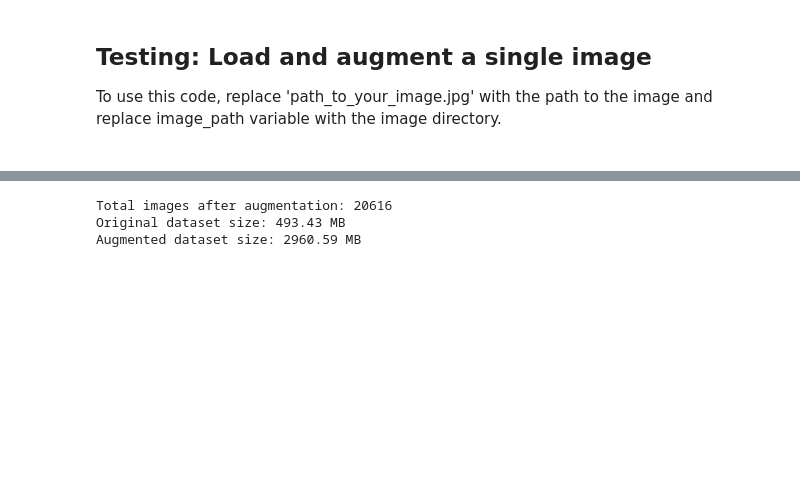
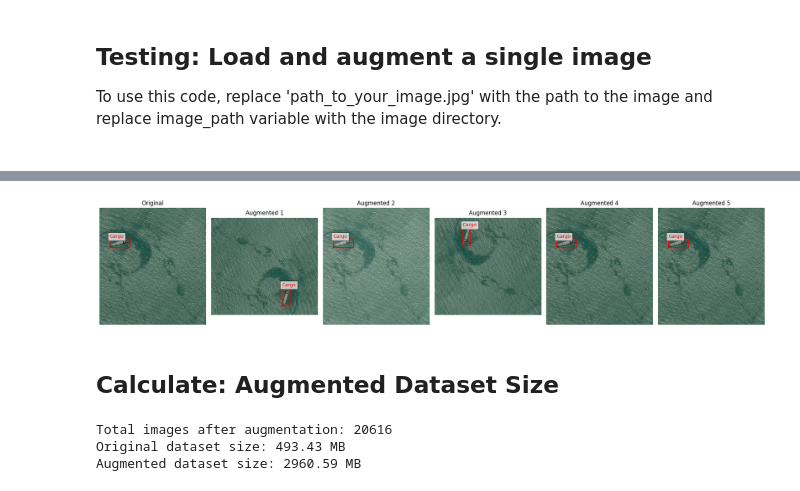
Before and after one commit to ElanoBeer/synthetic-satellite-pipeline, a Jupyter notebook: notebooks/image_augmentation_utils.ipynb, the cells around one changed output, grey strips where cells are left out. Drawn from its saved outputs; the diff is of its cells as text; code cells hidden in the pictures; blank space fills up the shorter version.

Commit message:
add augmentation with bbox

```diff
--- a/notebooks/image_augmentation_utils.ipynb
+++ b/notebooks/image_augmentation_utils.ipynb
@@ -156,3 +358,50 @@ images = load_images_from_directory(directory_path)
+# %%
+def display_bbox_augmentations(image_path, xml_path, n_examples=5):
+    """
+    Display original image and multiple augmented versions with bounding boxes.
+
+    Args:
+        image_path (str): Path to the input image
+        xml_path (str): Path to the corresponding XML annotation file
+        n_examples (int): Number of augmented examples to show
+    """
+    # Initialize augmenter
+    augmenter = BoundingBoxAugmenter(p=0.5)
+
+    # Load image
+    image = Image.open(image_path)
+
+    # Parse XML annotations
+    boxes, class_labels = augmenter.parse_voc_xml(xml_path)
+
+    # Create figure
+    fig, axes = plt.subplots(1, n_examples + 1, figsize=(20, 5))
+
+    # Show original
+    axes[0].set_title('Original')
+    visualize_bbox_augmentation(image, boxes, class_labels, ax=axes[0])
+
+    # Show augmented versions
+    for i in range(n_examples):
+        axes[i + 1].set_title(f'Augmented {i + 1}')
+
+        # Apply augmentation
+        aug_image, aug_boxes, aug_labels = augmenter.augment(image, boxes, class_labels)
+
+        # Visualize
+        visualize_bbox_augmentation(aug_image, aug_boxes, aug_labels, ax=axes[i + 1])
+
+    plt.tight_layout()
+    plt.show()
+# %%
+# Example usage with actual paths
+image_path = "E:/Datasets/MasatiV2/JPEGImages/7bd3a77f3.bmp"
+xml_path = "E:/Datasets/MasatiV2/Annotations/7bd3a77f3.xml"
+display_bbox_augmentations(image_path, xml_path)
+# %% [output]
+[figure, added]
+# %% [markdown]
+## Calculate: Augmented Dataset Size
 # %%
 def calculate_augmented_dataset_size(n_original_images, augmentations_per_image=5,
                                      original_image_size_mb=None, sample_image=None):
```
Also changed, not shown: parts of 9 cells of this notebook.
